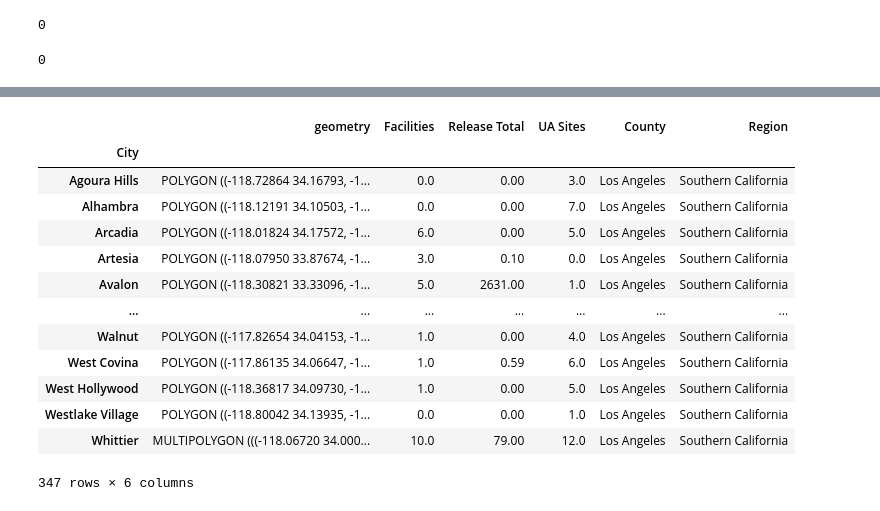
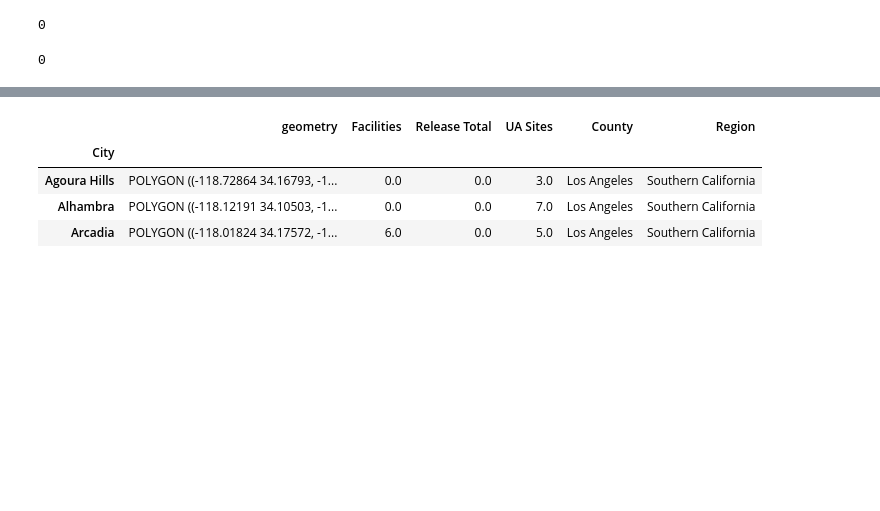
Before and after one commit to ngmelo/up221-melody, a Jupyter notebook: Food and General Plans/LAC Map .ipynb, the cells around one changed output, grey strips where cells are left out. Drawn from its saved outputs; the diff is of its cells as text; code cells hidden in the pictures; blank space fills up the shorter version.

```diff
--- a/Food and General Plans/LAC Map .ipynb
+++ b/Food and General Plans/LAC Map .ipynb
@@ -323,21 +313,12 @@ LACfinal.head(5)
 # %%
 # keeping only columns of interest in muni dataframe
 LACfinal = LACfinal[['geometry', 'Facilities', 'Release Total', 'UA Sites', 'County', 'Region']]
-LACfinal
+LACfinal.head(3)
 # %% [output]
 |  | geometry | Facilities | Release Total | UA Sites | County | Region |
 | City |  |  |  |  |  |  |
-| Agoura Hills | POLYGON ((-118.72864 34.16793, -1... | 0.0 | 0.00 | 3.0 | Los Angeles | Southern California |
-| Alhambra | POLYGON ((-118.12191 34.10503, -1... | 0.0 | 0.00 | 7.0 | Los Angeles | Southern California |
-| Arcadia | POLYGON ((-118.01824 34.17572, -1... | 6.0 | 0.00 | 5.0 | Los Angeles | Southern California |
-| Artesia | POLYGON ((-118.07950 33.87674, -1... | 3.0 | 0.10 | 0.0 | Los Angeles | Southern California |
-| Avalon | POLYGON ((-118.30821 33.33096, -1... | 5.0 | 2631.00 | 1.0 | Los Angeles | Southern California |
-| ... | ... | ... | ... | ... | ... | ... |
-| Walnut | POLYGON ((-117.82654 34.04153, -1... | 1.0 | 0.00 | 4.0 | Los Angeles | Southern California |
-| West Covina | POLYGON ((-117.86135 34.06647, -1... | 1.0 | 0.59 | 6.0 | Los Angeles | Southern California |
-| West Hollywood | POLYGON ((-118.36817 34.09730, -1... | 1.0 | 0.00 | 5.0 | Los Angeles | Southern California |
-| Westlake Village | POLYGON ((-118.80042 34.13935, -1... | 0.0 | 0.00 | 1.0 | Los Angeles | Southern California |
-| Whittier | MULTIPOLYGON (((-118.06720 34.000... | 10.0 | 79.00 | 12.0 | Los Angeles | Southern California |
+| Agoura Hills | POLYGON ((-118.72864 34.16793, -1... | 0.0 | 0.0 | 3.0 | Los Angeles | Southern California |
+| Alhambra | POLYGON ((-118.12191 34.10503, -1... | 0.0 | 0.0 | 7.0 | Los Angeles | Southern California |
+| Arcadia | POLYGON ((-118.01824 34.17572, -1... | 6.0 | 0.0 | 5.0 | Los Angeles | Southern California |
-347 rows × 6 columns
 # %%
 # saving table
```
Also changed, not shown: parts of 31 cells of this notebook, 6 other files.
